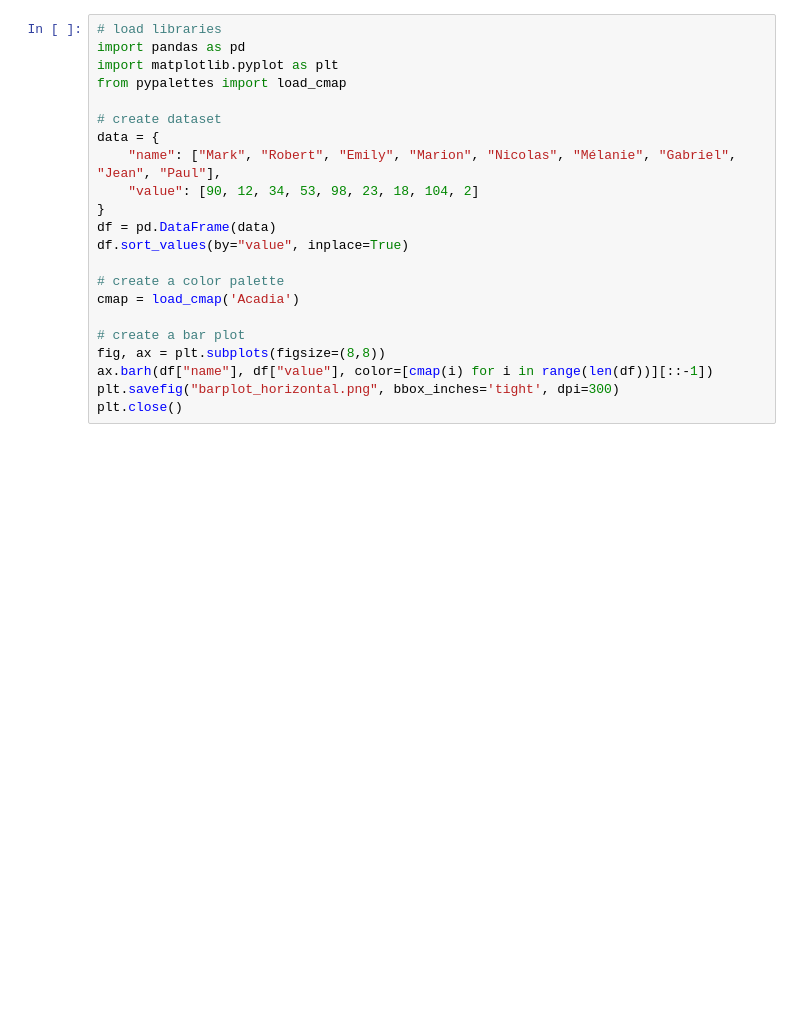
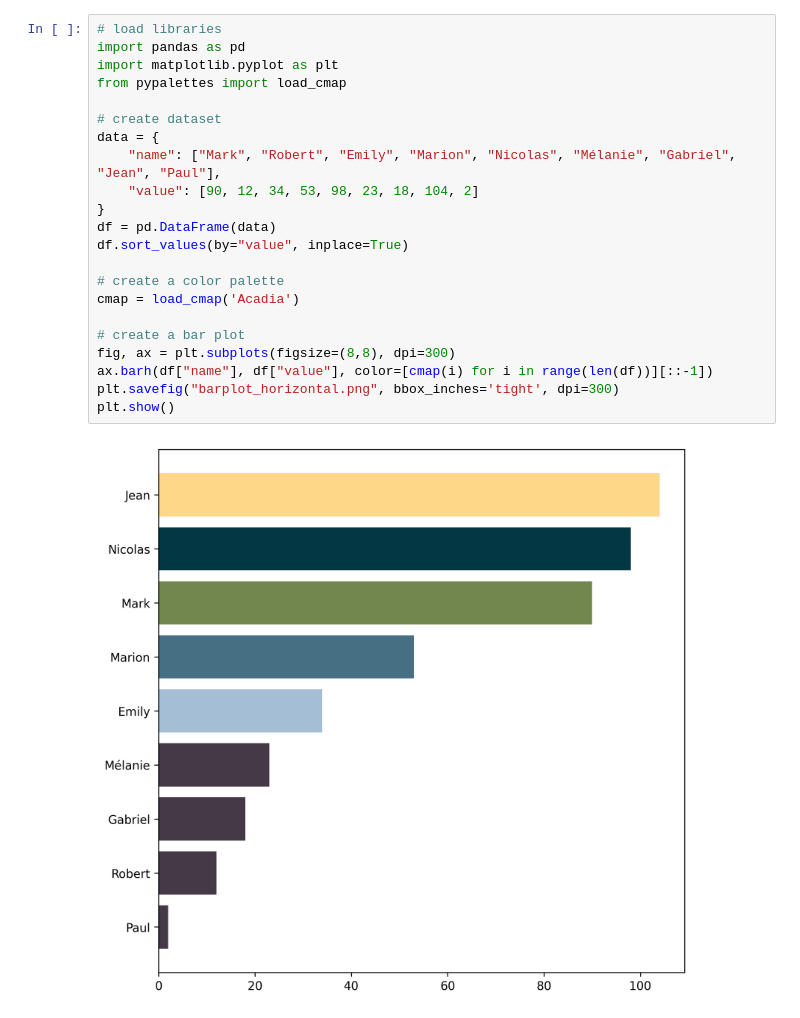
Before and after one commit to JosephBARBIERDARNAL/Sandbox, a Jupyter notebook: pypalettes/pypalettes.ipynb, the cells around one changed output. Saved outputs shown, nothing was run; the diff lists cells and outputs as text; blank space fills up the shorter version.

```diff
--- a/pypalettes/pypalettes.ipynb
+++ b/pypalettes/pypalettes.ipynb
@@ -1,25 +1,27 @@
 # %%
 # load libraries
 import pandas as pd
 import matplotlib.pyplot as plt
 from pypalettes import load_cmap
 
 # create dataset
 data = {
     "name": ["Mark", "Robert", "Emily", "Marion", "Nicolas", "Mélanie", "Gabriel", "Jean", "Paul"],
     "value": [90, 12, 34, 53, 98, 23, 18, 104, 2]
 }
 df = pd.DataFrame(data)
 df.sort_values(by="value", inplace=True)
 
 # create a color palette
 cmap = load_cmap('Acadia')
 
 # create a bar plot
-fig, ax = plt.subplots(figsize=(8,8))
+fig, ax = plt.subplots(figsize=(8,8), dpi=300)
 ax.barh(df["name"], df["value"], color=[cmap(i) for i in range(len(df))][::-1])
 plt.savefig("barplot_horizontal.png", bbox_inches='tight', dpi=300)
-plt.close()
+plt.show()
+# %% [output]
+[figure, added]
 # %%
 # load libraries
 import pandas as pd
```
Also changed, not shown: parts of 1 cell of this notebook, 1 other file.
